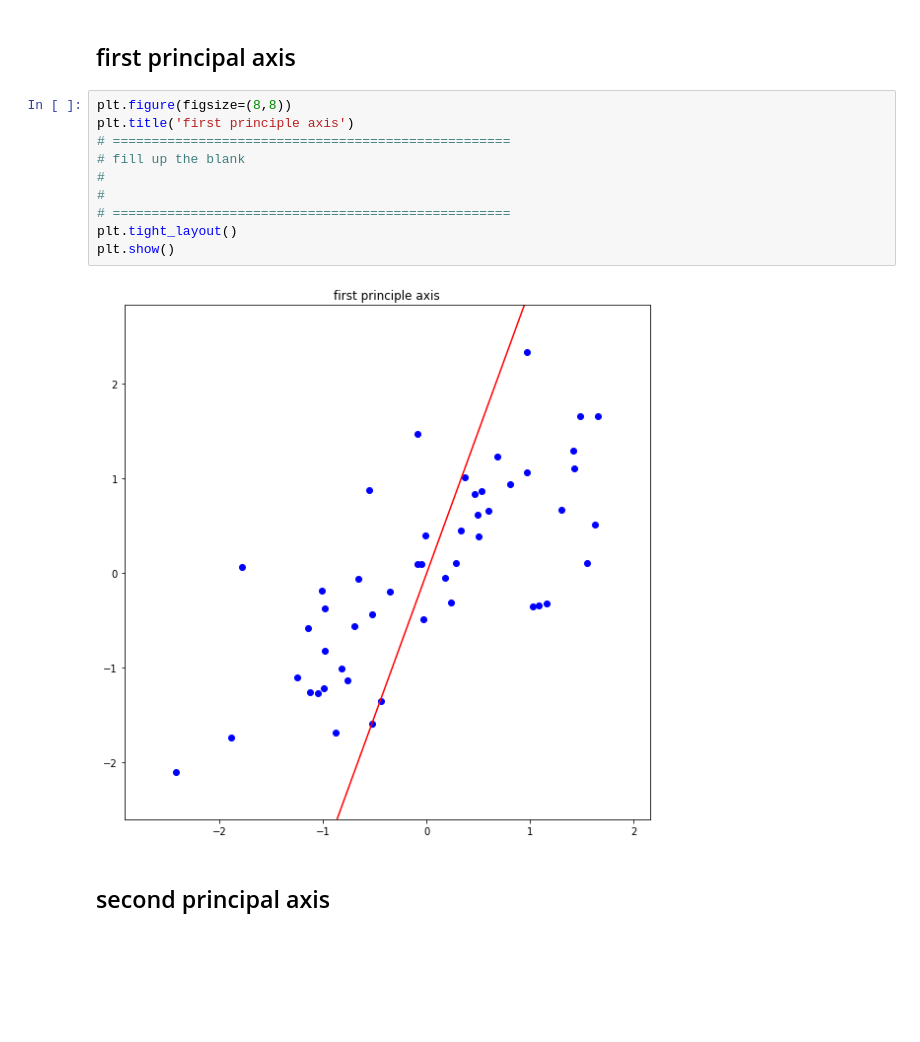
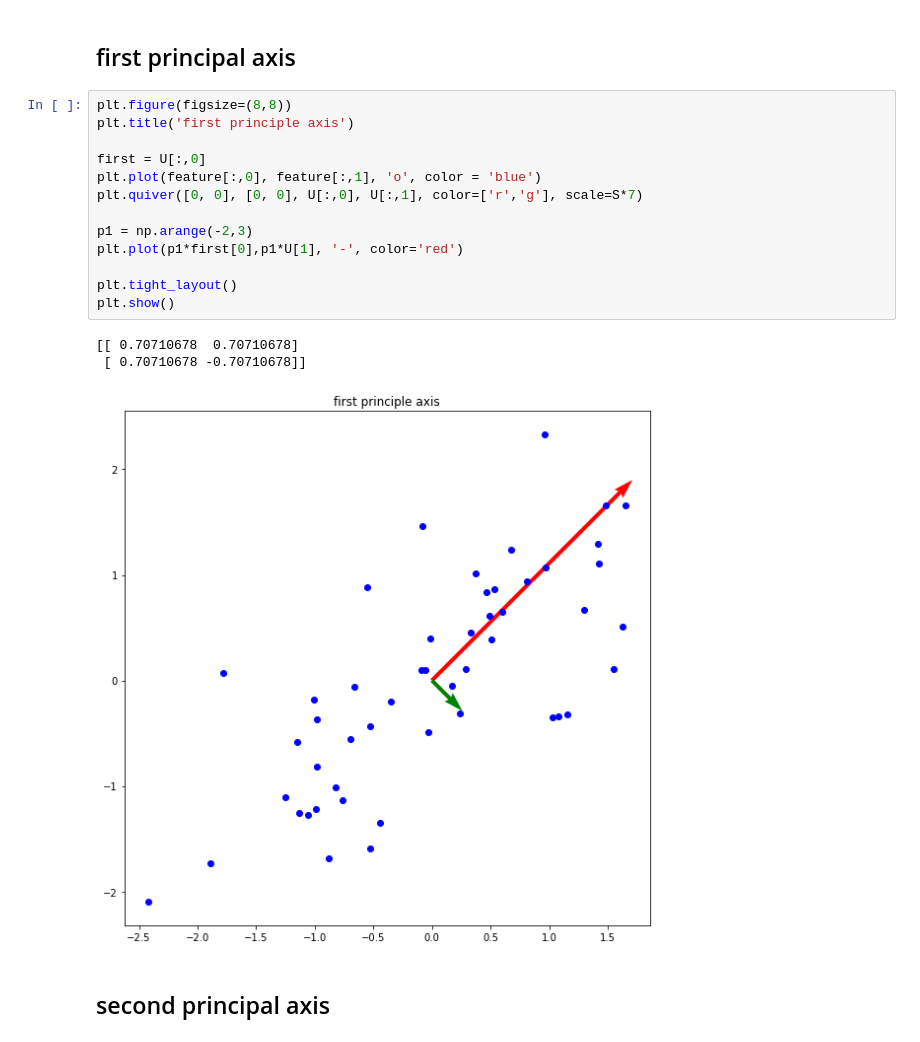
Before and after one commit to jstep750/assignment-machine-learning, a Jupyter notebook: 12/assignment_12.ipynb, the cells around one changed output. Cells and saved outputs as stored; diff of their text form; blank space fills up the shorter version.

```diff
--- a/12/assignment_12.ipynb
+++ b/12/assignment_12.ipynb
@@ -138,17 +134,22 @@ plt.show()
 # %% [markdown]
 ## first principal axis
-# %%
-plt.figure(figsize=(8,8))
-plt.title('first principle axis')
-# ===================================================
-# fill up the blank
-#
-#
-# ===================================================
-plt.tight_layout()
-plt.show()
-# %% [output]
-[figure, removed]
+# %%
+plt.figure(figsize=(8,8))
+plt.title('first principle axis')
+
+first = U[:,0]
+plt.plot(feature[:,0], feature[:,1], 'o', color = 'blue')
+plt.quiver([0, 0], [0, 0], U[:,0], U[:,1], color=['r','g'], scale=S*7)
+
+p1 = np.arange(-2,3)
+plt.plot(p1*first[0],p1*U[1], '-', color='red')
+
+plt.tight_layout()
+plt.show()
+# %% [output]
+[[ 0.70710678  0.70710678]
+ [ 0.70710678 -0.70710678]]
+[figure, added]
 # %% [markdown]
 ## second principal axis
 # %%
```
Also changed, not shown: parts of 2 cells of this notebook.
